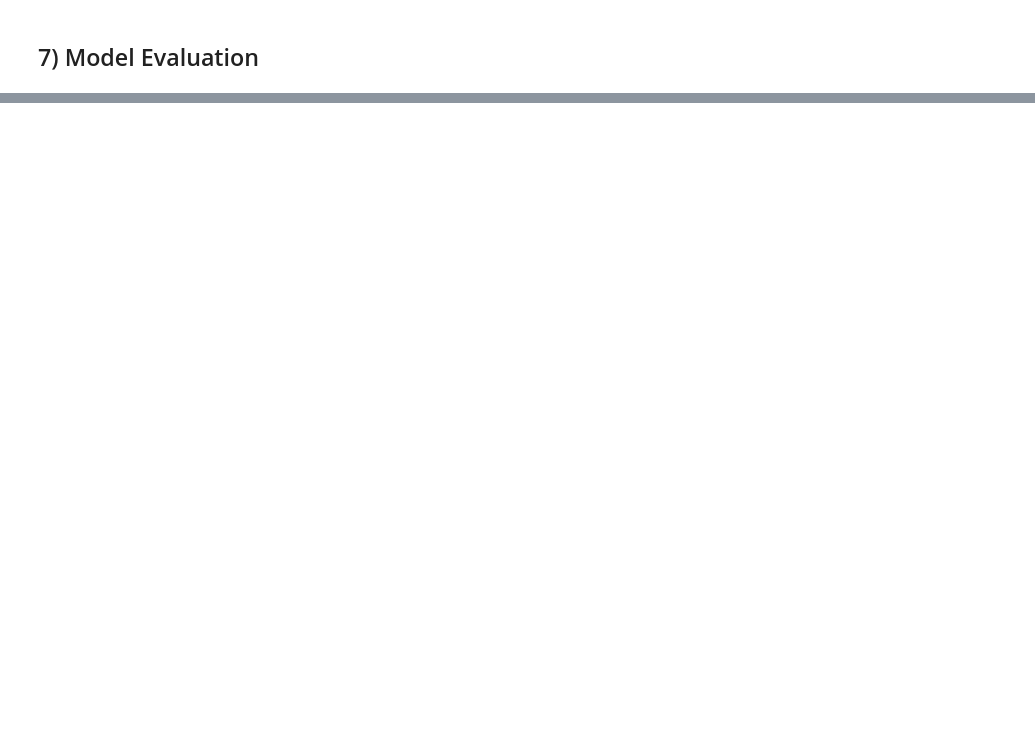
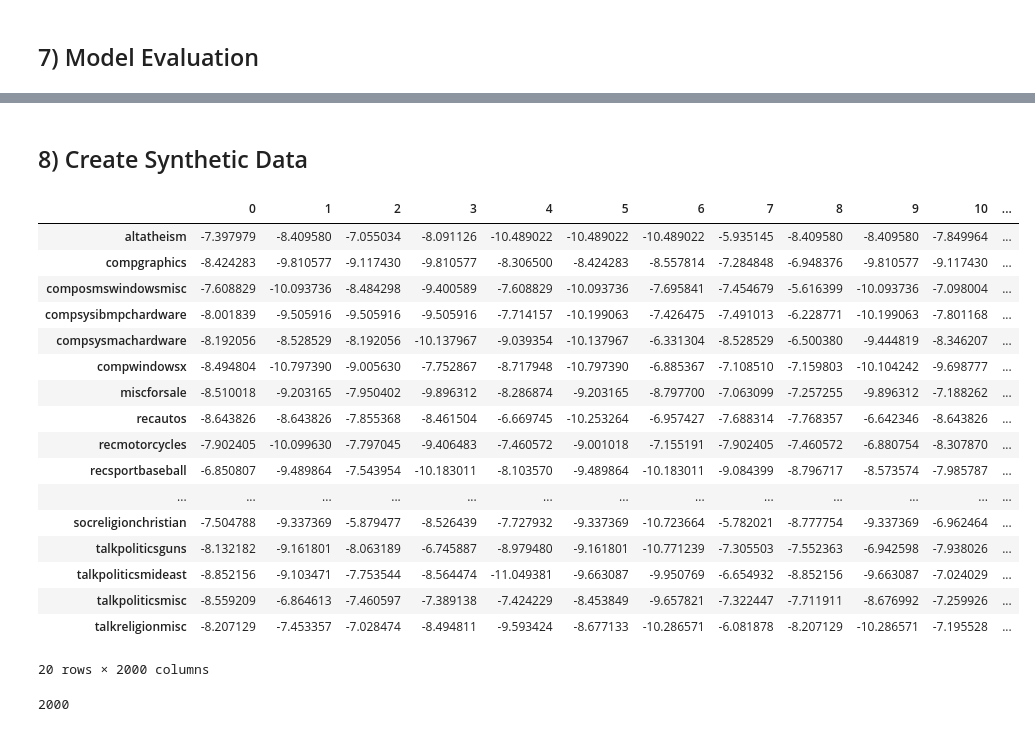
Before and after one commit to jayakhan/document-classification, a Jupyter notebook: naive_bayes_v1.ipynb, the cells around one changed output, grey strips where cells are left out. Drawn from its saved outputs; the diff is of its cells as text; code cells hidden in the pictures; blank space fills up the shorter version.

```diff
--- a/naive_bayes_v1.ipynb
+++ b/naive_bayes_v1.ipynb
@@ -142,0 +147,37 @@ F1 score:  0.8016243379285287
+# %% [markdown]
+## 8) Create Synthetic Data
+# %%
+# Fetch feature parameters from trained model
+predictions_prob = naive_bayes.predict_log_proba(X_test_cv)
+beta = naive_bayes.feature_log_prob_
+classes = naive_bayes.classes_
+word_freq = pd.DataFrame(X_train_cv.toarray(), columns=cv.get_feature_names())
+# %%
+# Adding label names to word log probability distribution
+beta_lables = pd.DataFrame(data=beta, index=classes)
+beta_lables
+# %% [output]
+|  | 0 | 1 | 2 | 3 | 4 | 5 | 6 | 7 | 8 | 9 | 10 | ... |
+| altatheism | -7.397979 | -8.409580 | -7.055034 | -8.091126 | -10.489022 | -10.489022 | -10.489022 | -5.935145 | -8.409580 | -8.409580 | -7.849964 | ... |
+| compgraphics | -8.424283 | -9.810577 | -9.117430 | -9.810577 | -8.306500 | -8.424283 | -8.557814 | -7.284848 | -6.948376 | -9.810577 | -9.117430 | ... |
+| composmswindowsmisc | -7.608829 | -10.093736 | -8.484298 | -9.400589 | -7.608829 | -10.093736 | -7.695841 | -7.454679 | -5.616399 | -10.093736 | -7.098004 | ... |
+| compsysibmpchardware | -8.001839 | -9.505916 | -9.505916 | -9.505916 | -7.714157 | -10.199063 | -7.426475 | -7.491013 | -6.228771 | -10.199063 | -7.801168 | ... |
+| compsysmachardware | -8.192056 | -8.528529 | -8.192056 | -10.137967 | -9.039354 | -10.137967 | -6.331304 | -8.528529 | -6.500380 | -9.444819 | -8.346207 | ... |
+| compwindowsx | -8.494804 | -10.797390 | -9.005630 | -7.752867 | -8.717948 | -10.797390 | -6.885367 | -7.108510 | -7.159803 | -10.104242 | -9.698777 | ... |
+| miscforsale | -8.510018 | -9.203165 | -7.950402 | -9.896312 | -8.286874 | -9.203165 | -8.797700 | -7.063099 | -7.257255 | -9.896312 | -7.188262 | ... |
+| recautos | -8.643826 | -8.643826 | -7.855368 | -8.461504 | -6.669745 | -10.253264 | -6.957427 | -7.688314 | -7.768357 | -6.642346 | -8.643826 | ... |
+| recmotorcycles | -7.902405 | -10.099630 | -7.797045 | -9.406483 | -7.460572 | -9.001018 | -7.155191 | -7.902405 | -7.460572 | -6.880754 | -8.307870 | ... |
+| recsportbaseball | -6.850807 | -9.489864 | -7.543954 | -10.183011 | -8.103570 | -9.489864 | -10.183011 | -9.084399 | -8.796717 | -8.573574 | -7.985787 | ... |
+| ... | ... | ... | ... | ... | ... | ... | ... | ... | ... | ... | ... | ... |
+| socreligionchristian | -7.504788 | -9.337369 | -5.879477 | -8.526439 | -7.727932 | -9.337369 | -10.723664 | -5.782021 | -8.777754 | -9.337369 | -6.962464 | ... |
+| talkpoliticsguns | -8.132182 | -9.161801 | -8.063189 | -6.745887 | -8.979480 | -9.161801 | -10.771239 | -7.305503 | -7.552363 | -6.942598 | -7.938026 | ... |
+| talkpoliticsmideast | -8.852156 | -9.103471 | -7.753544 | -8.564474 | -11.049381 | -9.663087 | -9.950769 | -6.654932 | -8.852156 | -9.663087 | -7.024029 | ... |
+| talkpoliticsmisc | -8.559209 | -6.864613 | -7.460597 | -7.389138 | -7.424229 | -8.453849 | -9.657821 | -7.322447 | -7.711911 | -8.676992 | -7.259926 | ... |
+| talkreligionmisc | -8.207129 | -7.453357 | -7.028474 | -8.494811 | -9.593424 | -8.677133 | -10.286571 | -6.081878 | -8.207129 | -10.286571 | -7.195528 | ... |
+20 rows × 2000 columns
+# %%
+# Vocabulary details
+vocabulary = word_freq.columns.values.tolist()
+len(vocabulary)
+# %% [output]
+2000
```
Also changed, not shown: parts of 7 cells of this notebook.
